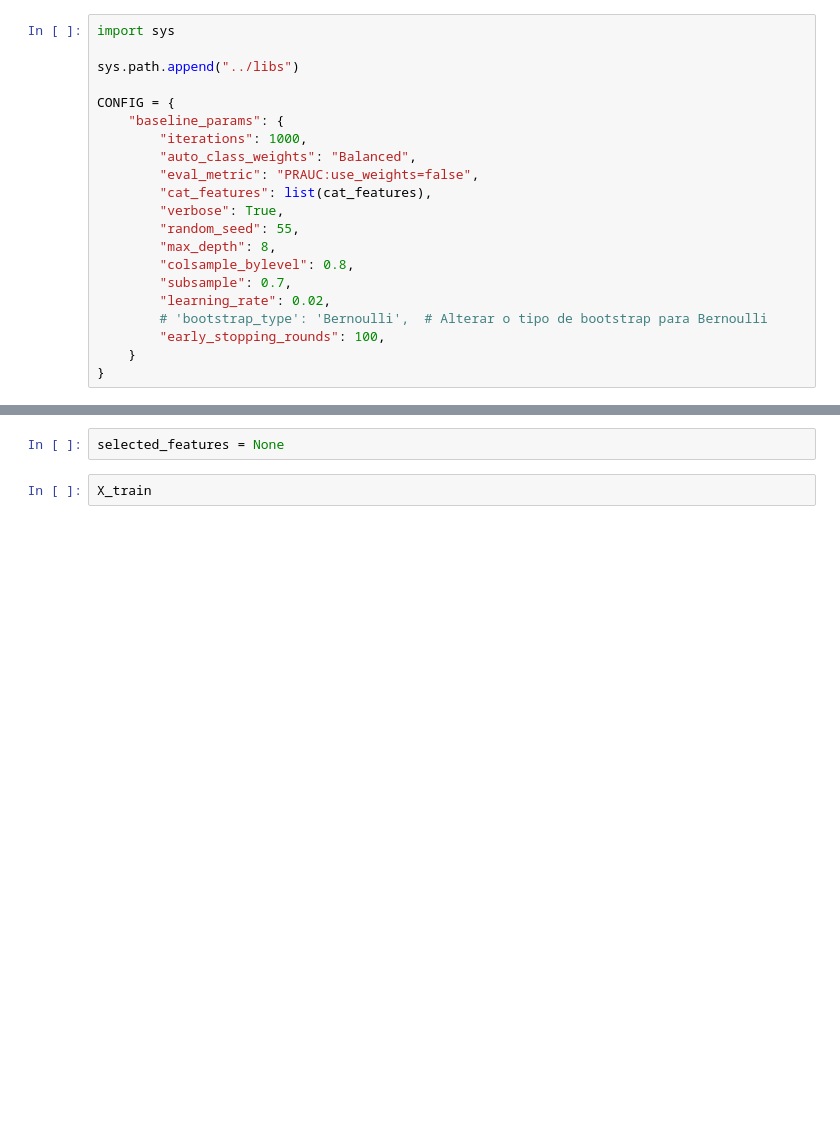
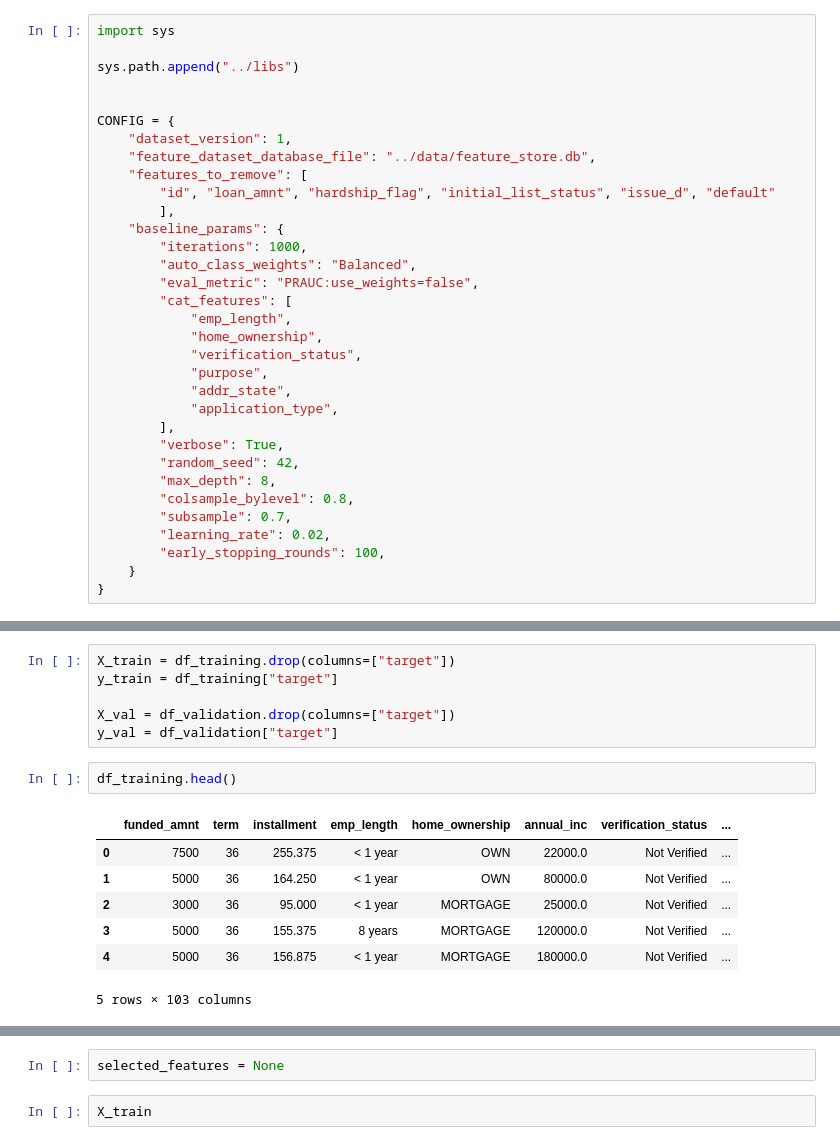
Before and after one commit to marcosmota/ds_lending_club, a Jupyter notebook: notebooks/04_training.ipynb, the cells around one changed output, grey strips where cells are left out. Cells and saved outputs as stored; diff of their text form; blank space fills up the shorter version.

```diff
--- a/notebooks/04_training.ipynb
+++ b/notebooks/04_training.ipynb
@@ -3,19 +3,31 @@ import sys
 
 sys.path.append("../libs")
 
+
 CONFIG = {
+    "dataset_version": 1,
+    "feature_dataset_database_file": "../data/feature_store.db",
+    "features_to_remove": [
+        "id", "loan_amnt", "hardship_flag", "initial_list_status", "issue_d", "default"
+        ],
     "baseline_params": {
         "iterations": 1000,
         "auto_class_weights": "Balanced",
         "eval_metric": "PRAUC:use_weights=false",
-        "cat_features": list(cat_features),
+        "cat_features": [
+            "emp_length",
+            "home_ownership",
+            "verification_status",
+            "purpose",
+            "addr_state",
+            "application_type",
+        ],
         "verbose": True,
-        "random_seed": 55,
+        "random_seed": 42,
         "max_depth": 8,
         "colsample_bylevel": 0.8,
         "subsample": 0.7,
         "learning_rate": 0.02,
-        # 'bootstrap_type': 'Bernoulli',  # Alterar o tipo de bootstrap para Bernoulli
         "early_stopping_rounds": 100,
     }
 }
@@ -21,0 +52,16 @@ CONFIG = {
+# %%
+X_train = df_training.drop(columns=["target"])
+y_train = df_training["target"]
+
+X_val = df_validation.drop(columns=["target"])
+y_val = df_validation["target"]
+# %%
+df_training.head()
+# %% [output]
+|  | funded_amnt | term | installment | emp_length | home_ownership | annual_inc | verification_status | ... |
+| 0 | 7500 | 36 | 255.375 | < 1 year | OWN | 22000.0 | Not Verified | ... |
+| 1 | 5000 | 36 | 164.250 | < 1 year | OWN | 80000.0 | Not Verified | ... |
+| 2 | 3000 | 36 | 95.000 | < 1 year | MORTGAGE | 25000.0 | Not Verified | ... |
+| 3 | 5000 | 36 | 155.375 | 8 years | MORTGAGE | 120000.0 | Not Verified | ... |
+| 4 | 5000 | 36 | 156.875 | < 1 year | MORTGAGE | 180000.0 | Not Verified | ... |
+5 rows × 103 columns
```
Also changed, not shown: parts of 25 cells of this notebook, 12 other files.
